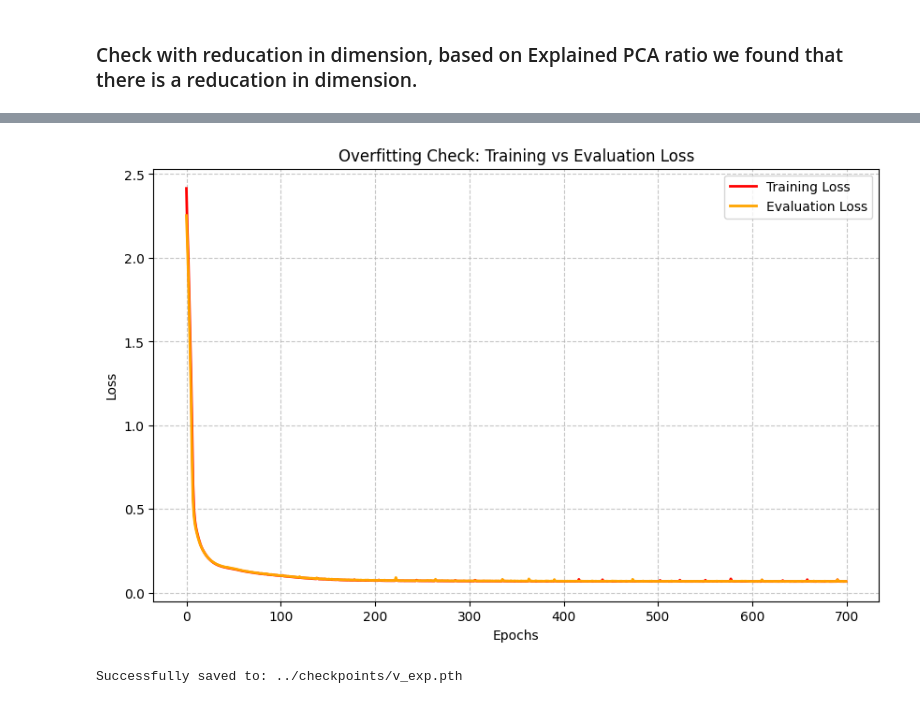
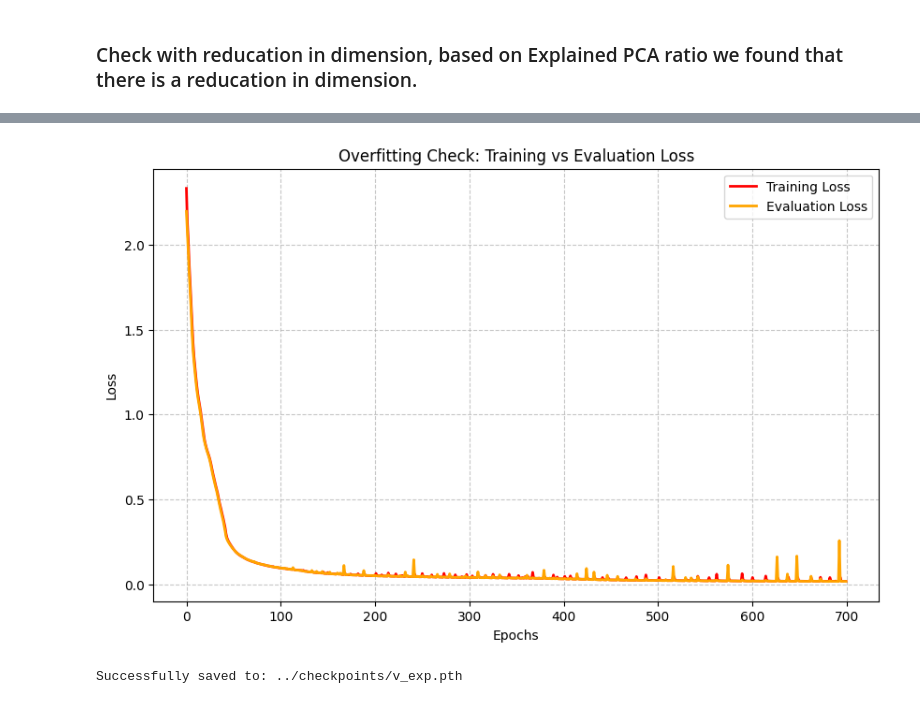
Before and after one commit to Aavash232311/transformer-pt-analysis, a Jupyter notebook: analysis/cumulative_variance_ratio.ipynb, the cells around one changed output, grey strips where cells are left out. Drawn from its saved outputs; the diff is of its cells as text; code cells hidden in the pictures.

Commit message:
Comparative accuracy with dimensionlal reduction, but unstable training

```diff
--- a/analysis/cumulative_variance_ratio.ipynb
+++ b/analysis/cumulative_variance_ratio.ipynb
@@ -99,7 +99,7 @@ class FibonacciModDataset(Dataset):
         return self.samples[idx]
 
 class MinimalTransformer(nn.Module):
-    def __init__(self, vocab_size, d_model=7, n_heads=1, num_layers=1, max_seq_len=20):
+    def __init__(self, vocab_size, d_model=6, n_heads=3, num_layers=1, max_seq_len=20):
         super().__init__()
         self.token_embed = nn.Embedding(vocab_size, d_model)
         self.pos_embed = nn.Embedding(max_seq_len, d_model)
@@ -206,8 +206,11 @@ file_name = 'v_exp.pth'
 full_path = os.path.join(checkpoint_dir, file_name)
 
 
-train_model(model, train_loader, epochs=700, test_loader=test_loader)
-evaluate_model(model, test_loader, show_accuracy=True)
+try:
+    train_model(model, train_loader, epochs=700, test_loader=test_loader)
+    evaluate_model(model, test_loader, show_accuracy=True)
+except KeyboardInterrupt:
+    pass
 
 overfitting_plot(train_plot, eval_plot)
 
@@ -237,2 +240,2 @@ Accuracy (eval mode): 96.99%
-[figure, old version]
+[figure, new version]
 Successfully saved to: ../checkpoints/v_exp.pth
```
Also changed, not shown: parts of 1 cell of this notebook, 1 other file.
